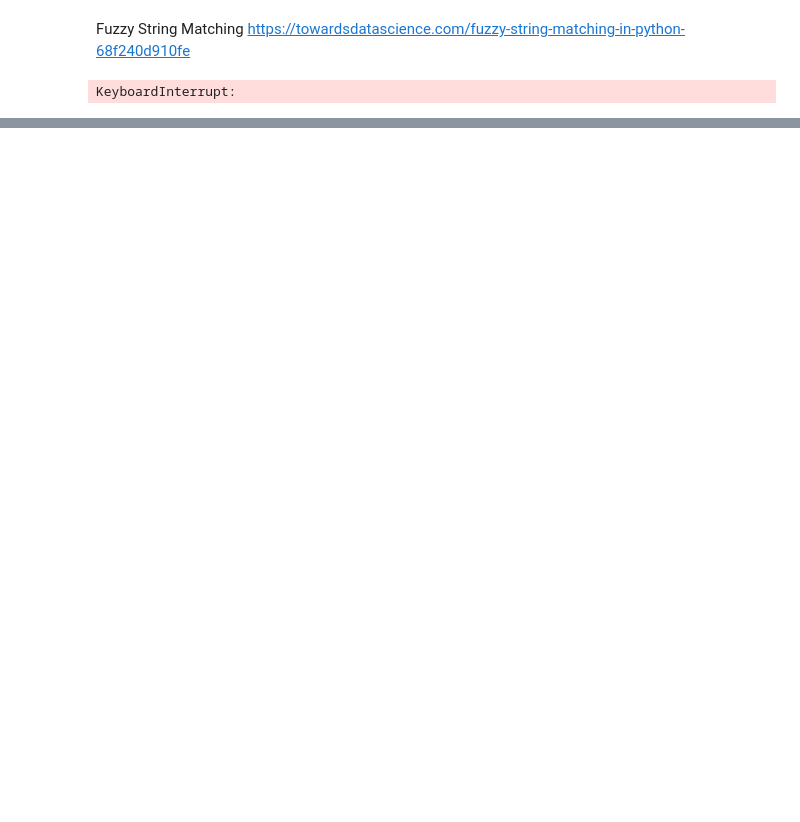
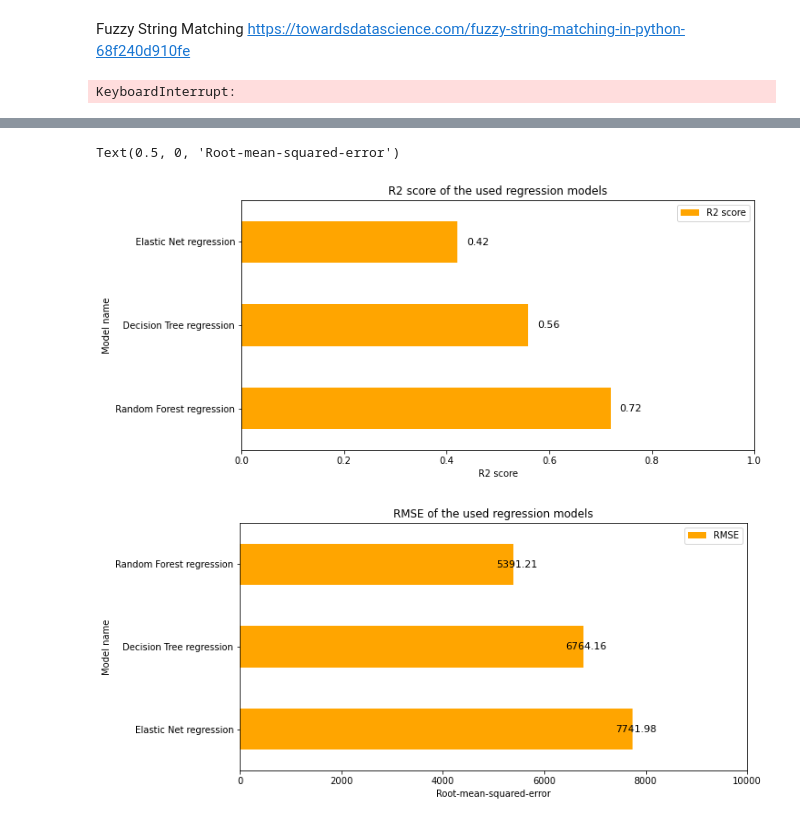
Before and after one commit to krisporovarde/real-or-fake-jobs, a Jupyter notebook: Predicting price.ipynb, the cells around one changed output, grey strips where cells are left out. Drawn from its saved outputs; the diff is of its cells as text; code cells hidden in the pictures; blank space fills up the shorter version.

```diff
--- a/Predicting price.ipynb
+++ b/Predicting price.ipynb
@@ -445,0 +280,8 @@ Random Forest score after optimization:  0.7
+# %%
+X = data.drop(columns=['price'])
+y = data['price']
+
+rmse_list = []
+r2_score_list = []
+
+X_train, X_test, y_train, y_test = train_test_split(X, y, test_size=.8, train_size=.2, random_state=1)
@@ -445,0 +443,35 @@ Random Forest score after optimization:  0.7
+# %%
+# Visualization of models
+# R2 score
+plt.rcParams['figure.figsize'] = [10, 5]
+model_names = ['Random Forest regression', 'Elastic Net regression', 'Decision Tree regression']
+results = {'model': model_names ,'results' : r2_score_list}
+df2 = pd.DataFrame(results).sort_values(by=['results'], ascending=False)
+plots = df2.plot(kind="barh", x='model', y='results', title='R2 score of the used regression models', label="R2 score", color='orange')
+
+for bar in plots.patches:
+    width = bar.get_width()
+    plt.text(0.04+bar.get_width(), bar.get_y()+0.5*bar.get_height(),
+                 round(bar.get_width(), 2),
+                 ha='center', va='center', size=11)
+plt.xlim([0, 1])
+plt.ylabel("Model name")
+plt.xlabel("R2 score")
+
+# RMSE
+model_names = ['Random Forest regression', 'Elastic Net regression', 'Decision Tree regression']
+results = {'model': model_names ,'results' : rmse_list}
+df2 = pd.DataFrame(results).sort_values(by=['results'], ascending=False)
+plots = df2.plot(kind="barh", x='model', y='results', title='RMSE of the used regression models', label="RMSE", color='orange')
+
+for bar in plots.patches:
+    plt.text(60+bar.get_width(), bar.get_y()+0.5*bar.get_height(),
+                 round(bar.get_width(), 2),
+                 ha='center', va='center', size=11)
+plt.xlim([0, 10000])
+plt.ylabel("Model name")
+plt.xlabel("Root-mean-squared-error")
+# %% [output]
+Text(0.5, 0, 'Root-mean-squared-error')
+[figure, added]
+[figure, added]
```
Also changed, not shown: parts of 31 cells of this notebook.
